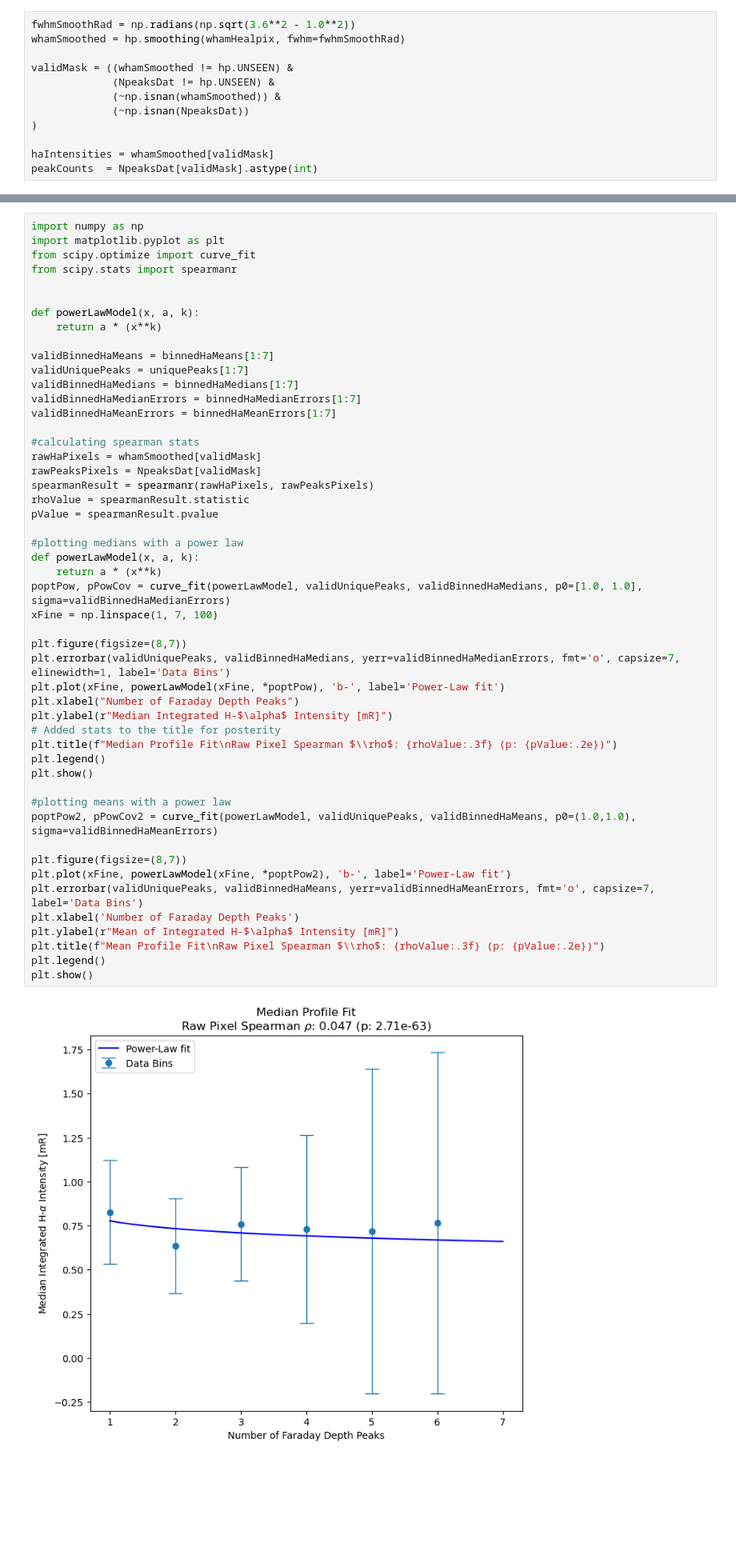
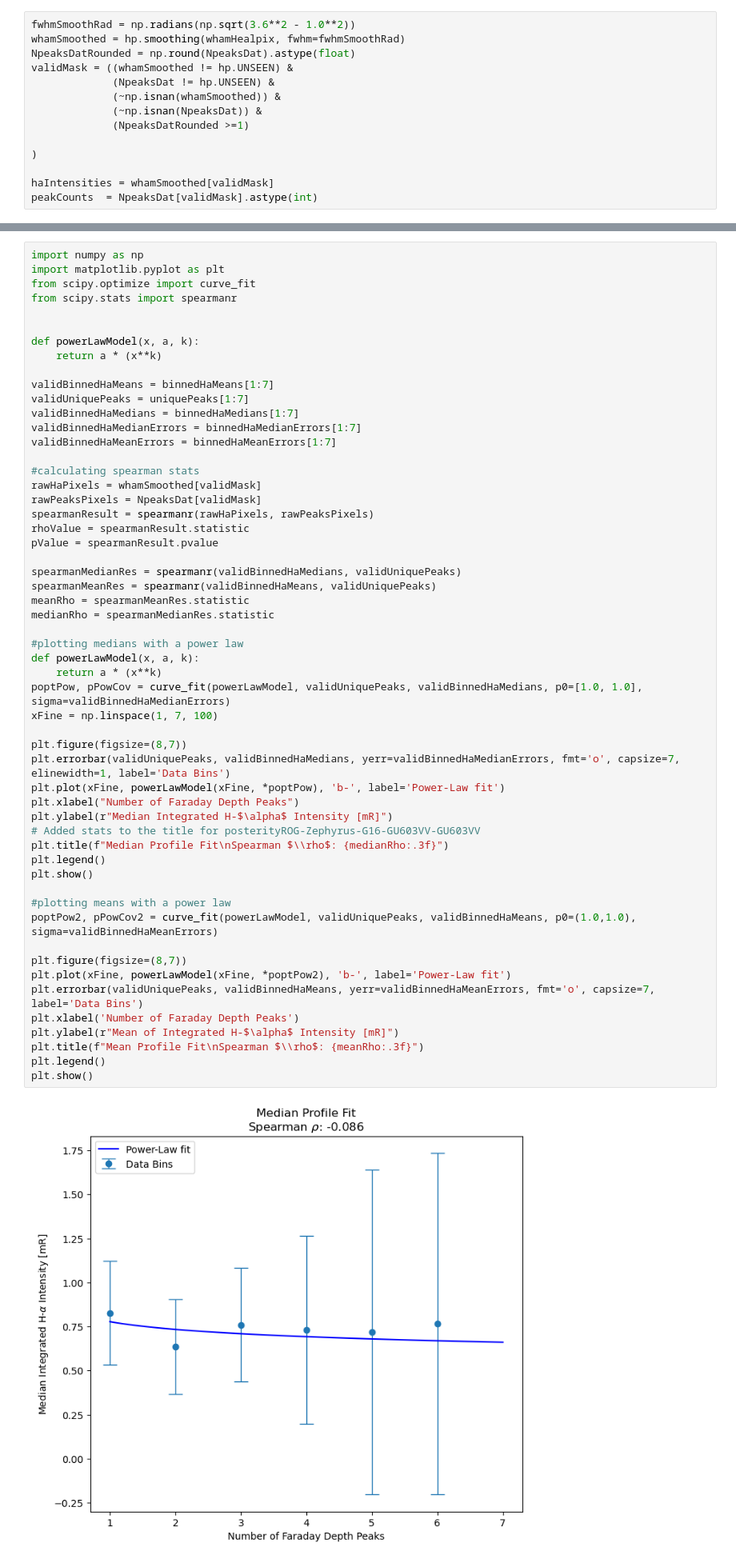
Before and after one commit to jdloading/ResearchSummer26, a Jupyter notebook: notebooks/FaradayDepthvHAlpha.ipynb, the cells around one changed output, grey strips where cells are left out. Shown at 80% size. Drawn from its saved outputs; the diff is of its cells as text; blank space fills up the shorter version.

```diff
--- a/notebooks/FaradayDepthvHAlpha.ipynb
+++ b/notebooks/FaradayDepthvHAlpha.ipynb
@@ -132,11 +132,13 @@ INSTRUME= 'DRAO-15 '
 # %%
 fwhmSmoothRad = np.radians(np.sqrt(3.6**2 - 1.0**2))
 whamSmoothed = hp.smoothing(whamHealpix, fwhm=fwhmSmoothRad)
-
+NpeaksDatRounded = np.round(NpeaksDat).astype(float)
 validMask = ((whamSmoothed != hp.UNSEEN) &
              (NpeaksDat != hp.UNSEEN) &
              (~np.isnan(whamSmoothed)) &
-             (~np.isnan(NpeaksDat))
+             (~np.isnan(NpeaksDat)) &
+             (NpeaksDatRounded >=1)
+
 )
 
 haIntensities = whamSmoothed[validMask]
@@ -259,34 +261,39 @@ rawHaPixels = whamSmoothed[validMask]
 rawPeaksPixels = NpeaksDat[validMask]
 spearmanResult = spearmanr(rawHaPixels, rawPeaksPixels)
 rhoValue = spearmanResult.statistic
 pValue = spearmanResult.pvalue
 
+spearmanMedianRes = spearmanr(validBinnedHaMedians, validUniquePeaks)
+spearmanMeanRes = spearmanr(validBinnedHaMeans, validUniquePeaks)
+meanRho = spearmanMeanRes.statistic
+medianRho = spearmanMedianRes.statistic
+
 #plotting medians with a power law
 def powerLawModel(x, a, k):
     return a * (x**k)
 poptPow, pPowCov = curve_fit(powerLawModel, validUniquePeaks, validBinnedHaMedians, p0=[1.0, 1.0], sigma=validBinnedHaMedianErrors)
 xFine = np.linspace(1, 7, 100)
 
 plt.figure(figsize=(8,7))
 plt.errorbar(validUniquePeaks, validBinnedHaMedians, yerr=validBinnedHaMedianErrors, fmt='o', capsize=7, elinewidth=1, label='Data Bins')
 plt.plot(xFine, powerLawModel(xFine, *poptPow), 'b-', label='Power-Law fit')
 plt.xlabel("Number of Faraday Depth Peaks")
 plt.ylabel(r"Median Integrated H-$\alpha$ Intensity [mR]")
-# Added stats to the title for posterity
-plt.title(f"Median Profile Fit\nRaw Pixel Spearman $\\rho$: {rhoValue:.3f} (p: {pValue:.2e})")
+# Added stats to the title for posterityROG-Zephyrus-G16-GU603VV-GU603VV
+plt.title(f"Median Profile Fit\nSpearman $\\rho$: {medianRho:.3f}")
 plt.legend()
 plt.show()
 
 #plotting means with a power law
 poptPow2, pPowCov2 = curve_fit(powerLawModel, validUniquePeaks, validBinnedHaMeans, p0=(1.0,1.0), sigma=validBinnedHaMeanErrors)
 
 plt.figure(figsize=(8,7))
 plt.plot(xFine, powerLawModel(xFine, *poptPow2), 'b-', label='Power-Law fit')
 plt.errorbar(validUniquePeaks, validBinnedHaMeans, yerr=validBinnedHaMeanErrors, fmt='o', capsize=7, label='Data Bins')
 plt.xlabel('Number of Faraday Depth Peaks')
 plt.ylabel(r"Mean of Integrated H-$\alpha$ Intensity [mR]")
-plt.title(f"Mean Profile Fit\nRaw Pixel Spearman $\\rho$: {rhoValue:.3f} (p: {pValue:.2e})")
+plt.title(f"Mean Profile Fit\nSpearman $\\rho$: {meanRho:.3f}")
 plt.legend()
 plt.show()
 # %% [output]
-[figure, old version]
+[figure, new version]
```
Also changed, not shown: parts of 33 cells of this notebook, 4 other files.
